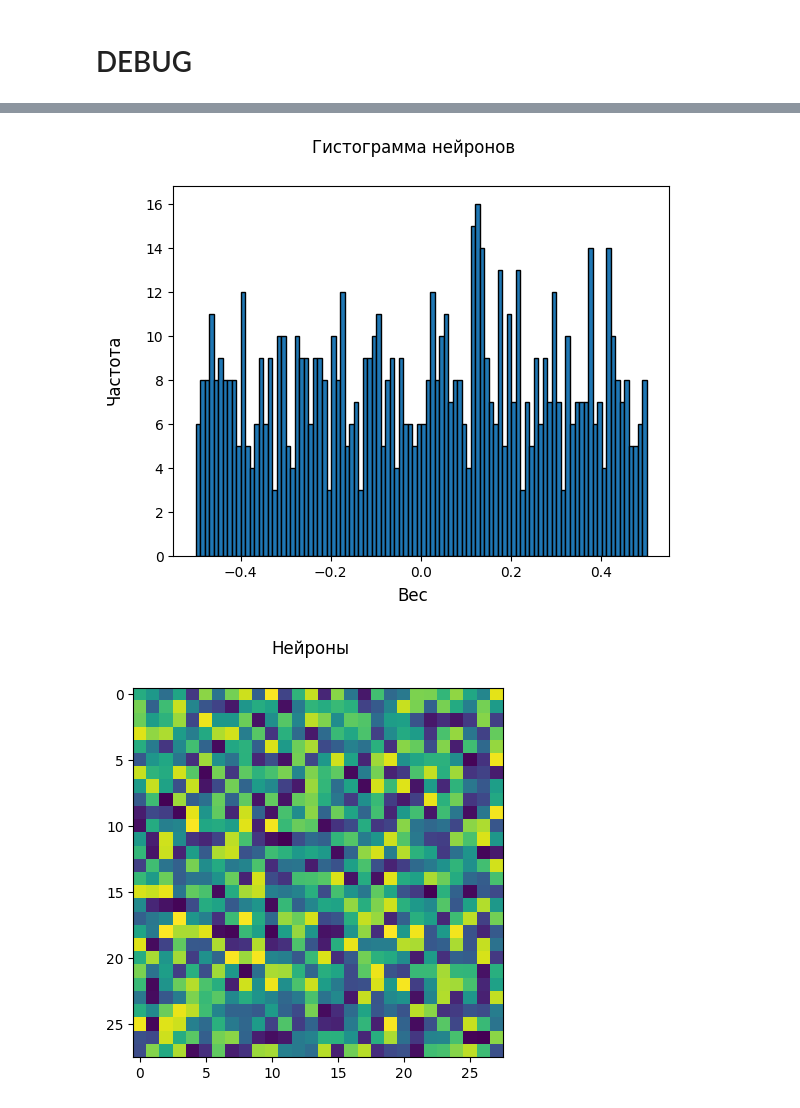
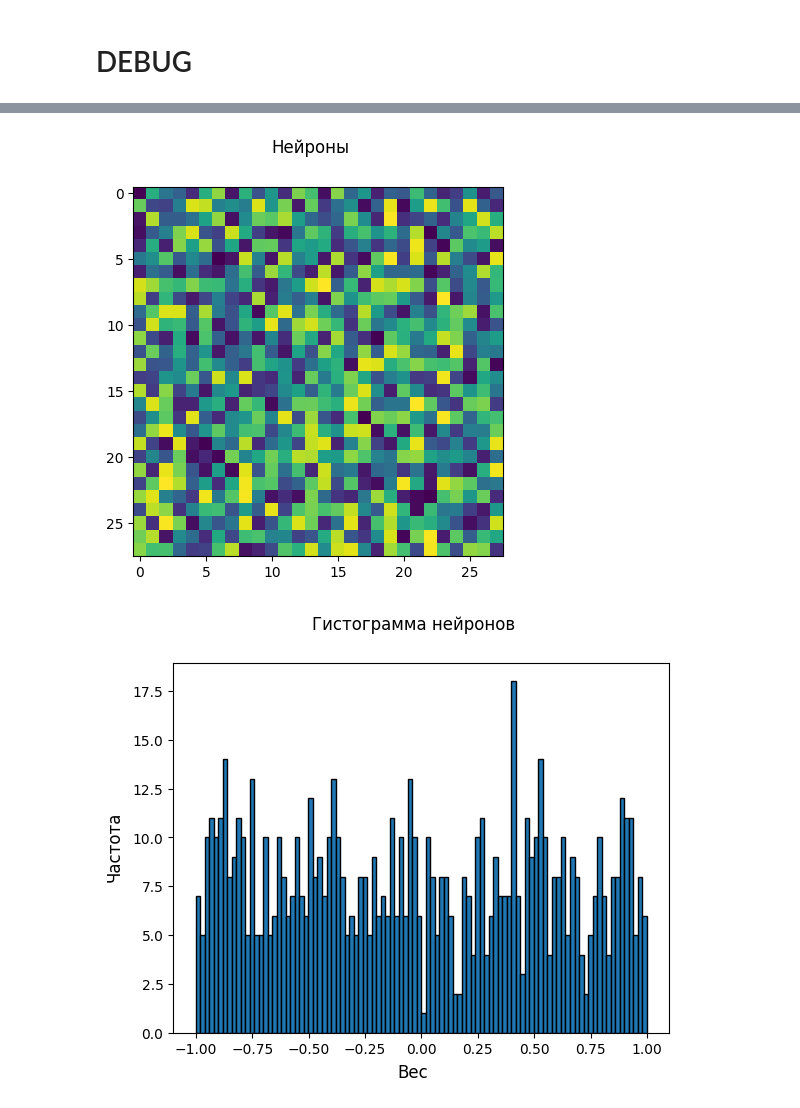
Before and after one commit to AndreyE/micrograd, a Jupyter notebook: mnist.ipynb, the cells around one changed output, grey strips where cells are left out. Cells and saved outputs as stored; diff of their text form; code cells hidden in the pictures.

```diff
--- a/mnist.ipynb
+++ b/mnist.ipynb
@@ -161,9 +77,5 @@ def get_batch(X, Y, batch_size, noise_ratio=0.0, void_ratio=0.0, void_class=-1):
     return X, Y
 
 
-def arr2vals(array, name=''):
-    return [[Value(el, _name=name) for el in row] for row in array]
-
-
 def batch2vals(batch):
     return tuple(map(arr2vals, batch))
@@ -283,7 +169,6 @@ def fit(model, X, Y_oh, oh_decoder, iterations, q=0.75, esat=1e-9):
             return total_loss.data, acc, scores, targets
 
         model.learn_from(total_loss, q)
-        model.norm()
 
         total_loss, acc, scores, targets = evaluate(model, X, Y_oh, oh_decoder)
         print(f"step {k}: loss {total_loss.data}, accuracy {acc*100}%")
@@ -310,10 +195,12 @@ def get_model_for(classes, batch, iterations, model=None, q=0.75, esat=1e-9, wit
     if model is None:
         model = MLP(
             [
-                Layer([784, LAYER_0_SIZE], 'minmax', lr=1.0),
-                Layer([LAYER_0_SIZE, DIM], 'sbin', lr=1.0)
+                # Layer([784, LAYER_0_SIZE], 'minmax', lr=1.0),
+                # Layer([LAYER_0_SIZE, DIM], 'sbin', lr=1.0)
+                Layer([784, DIM], 'sbin', lr=1.0, _lid=0)
             ]
         )
+        model.norm()
 
     if with_frozen_neurons:
         frozen_positives = [n for c, n in enumerate(load_neurons(POSITIVE_NEURONS)) if c in classes]
@@ -351,5 +252,5 @@ model.layers[1].neurons[0].parameters()
 # %%
-(model, total_loss, accuracy), (scores, targets), (oh_encoder, oh_decoder) = get_model_for(SELECTED_CLASSES, BATCH, 10, model=model, q=0.5)
+(model, total_loss, accuracy), (scores, targets), (oh_encoder, oh_decoder) = get_model_for(SELECTED_CLASSES, BATCH, 10, model=model, q=1.0)
 all_neurons_histo(model.layers[0].neurons)
 draw_all_neurons(model.layers[0].neurons)
 # %% [output]
@@ -434,34 +268,33 @@ start scores:  [[Value(auto : [0, 0.0, 1.0])]]
 # %%
 classes = [1, 2]
 
-x, y = select_batch(X_train, Y_train, classes, 10, void_ratio=0.0)
+x, y = select_batch(X_train, Y_train, classes, 10, void_ratio=1.0)
 oh_encoder, oh_decoder = oh_encode(classes)
 y_oh = oh_encoder(y)
 
 model = MLP(
     [
-        Layer([784, 1], 'sbin', bias=False, lr=1.0, _lid=0),
-        Layer([1, len(classes)], 'sbin', bias=False, lr=1.0, _lid=1)
-    ],
-    # init=lambda: -1.0
+        Layer([784, 1], 'line', lr=1.0, _lid=0),
+        Layer([1, len(classes)], 'sbin', init=lambda: round(random.uniform(-1,1)), bias=False, lr=1.0, _lid=1)
+    ]
 )
 model.norm()
 
 def loss():
     input = arr2vals(x, 'input')
     scores = feed_forward(model, input)
     targets = arr2vals(y_oh, 'target')
 
-    total_loss = calc_loss(scores, targets)
+    total_loss = calc_sq_loss(scores, targets)
     acc = calc_accuracy(scores, targets, oh_decoder)
     return total_loss, acc * 100
 
 NEURONS = model.layers[0].neurons
+draw_all_neurons(NEURONS)
 all_neurons_histo(NEURONS)
-draw_all_neurons(NEURONS)
 # %% [output]
-[figure, old version]
+[figure, new version]
-[figure, old version]
+[figure, new version]
 # %%
 iterations = 1
 total_loss = None
```
Also changed, not shown: parts of 13 cells of this notebook, 5 other files.
